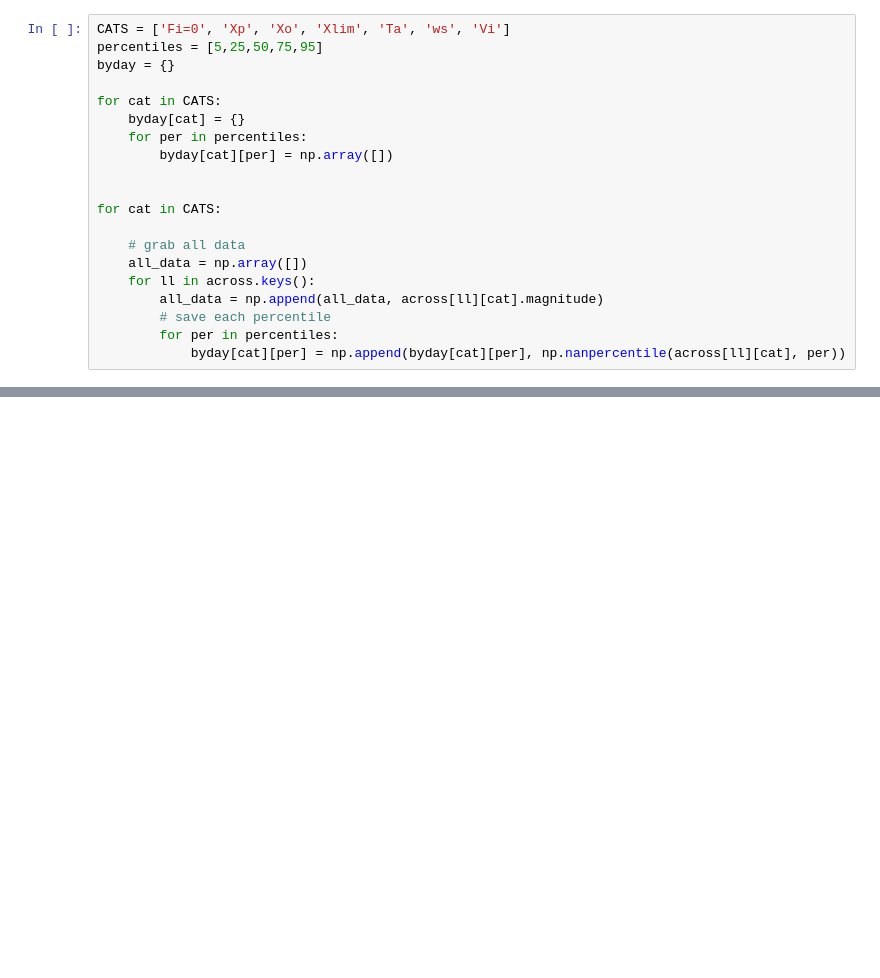
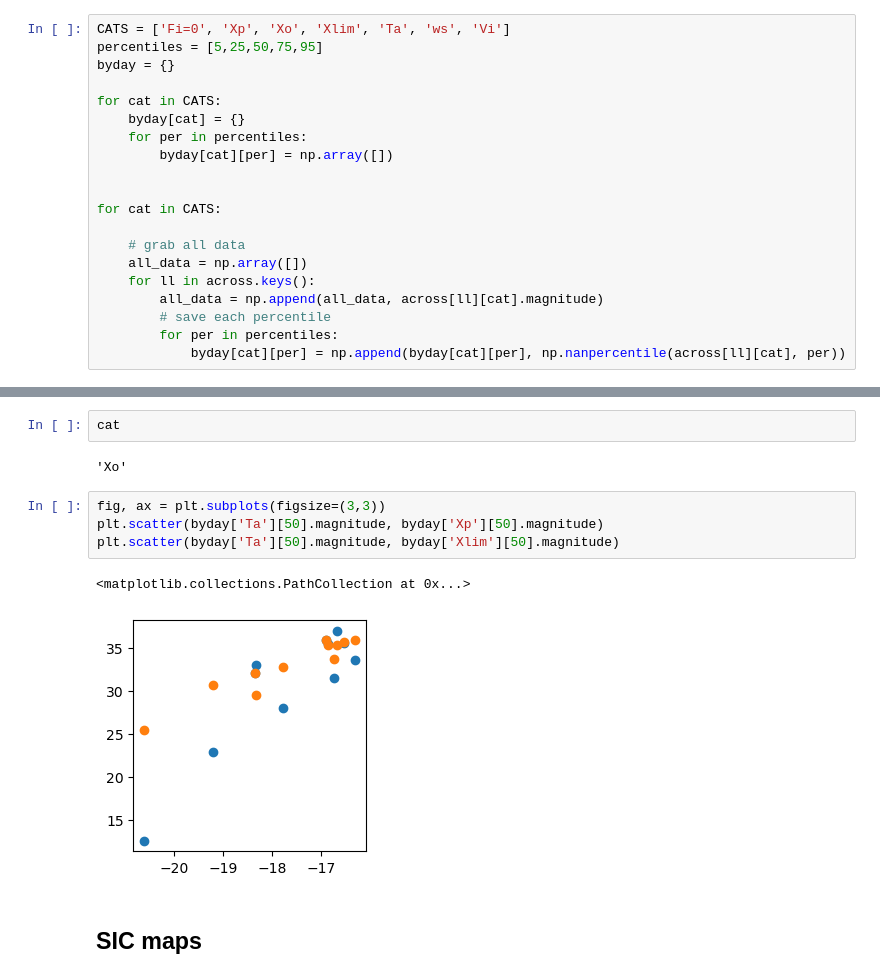
Before and after one commit to mackenziejewell/SBSpolynya, a Jupyter notebook: notebooks/06_PeaseAssessGrowth.ipynb, the cells around one changed output, grey strips where cells are left out. Saved outputs shown, nothing was run; the diff lists cells and outputs as text; blank space fills up the shorter version.

```diff
--- a/notebooks/06_PeaseAssessGrowth.ipynb
+++ b/notebooks/06_PeaseAssessGrowth.ipynb
@@ -652,0 +724,13 @@ plt.subplots_adjust(hspace=0.1)
+# %%
+cat
+# %% [output]
+'Xo'
+# %%
+fig, ax = plt.subplots(figsize=(3,3))
+plt.scatter(byday['Ta'][50].magnitude, byday['Xp'][50].magnitude)
+plt.scatter(byday['Ta'][50].magnitude, byday['Xlim'][50].magnitude)
+# %% [output]
+<matplotlib.collections.PathCollection at 0x...>
+[figure, added]
+# %% [markdown]
+## SIC maps
```
Also changed, not shown: parts of 19 cells of this notebook, 13 other files.
